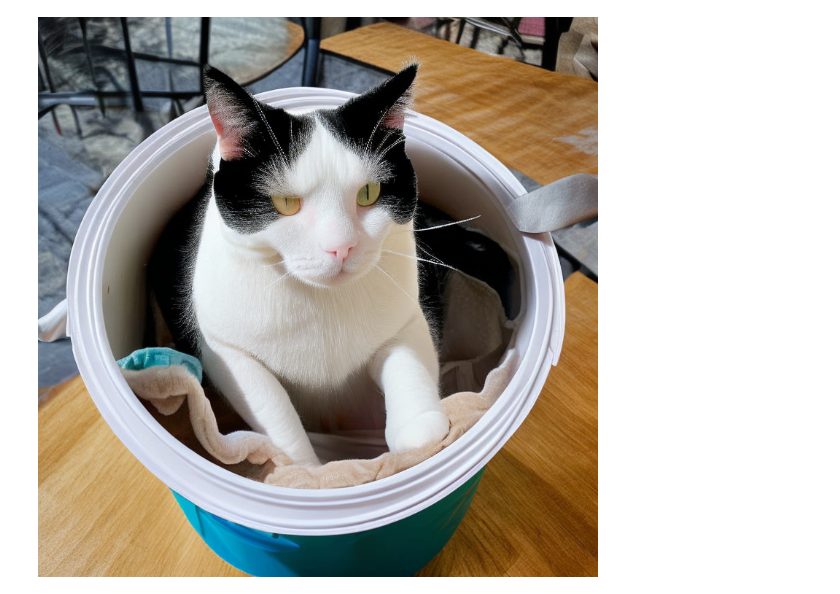
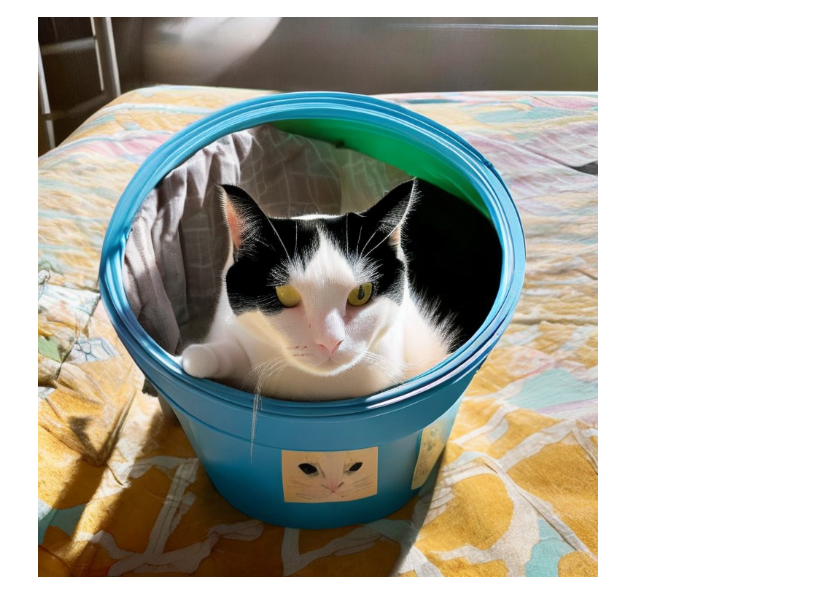
Before and after one commit to Samiii777/AI-Demo, a Jupyter notebook: sd-finetune/demo-lora-SD2.1.ipynb, the cells around one changed output. Drawn from its saved outputs; the diff is of its cells as text; code cells hidden in the pictures.

```diff
--- a/sd-finetune/demo-lora-SD2.1.ipynb
+++ b/sd-finetune/demo-lora-SD2.1.ipynb
@@ -19,8 +23,9 @@ pipeline.to("cuda");
 # %%
 prompt = "A photo of a cat in a bucket"
 #generator = torch.Generator("cuda").manual_seed(3)
-image = pipeline(prompt, generator=generator).images[0]
+#image = pipeline(prompt, generator=generator).images[0]
+image = pipeline(prompt).images[0]
 
 image
 # %% [output]
-[figure, old version]
+[figure, new version]
```
Also changed, not shown: parts of 1 cell of this notebook, 1 other file.
